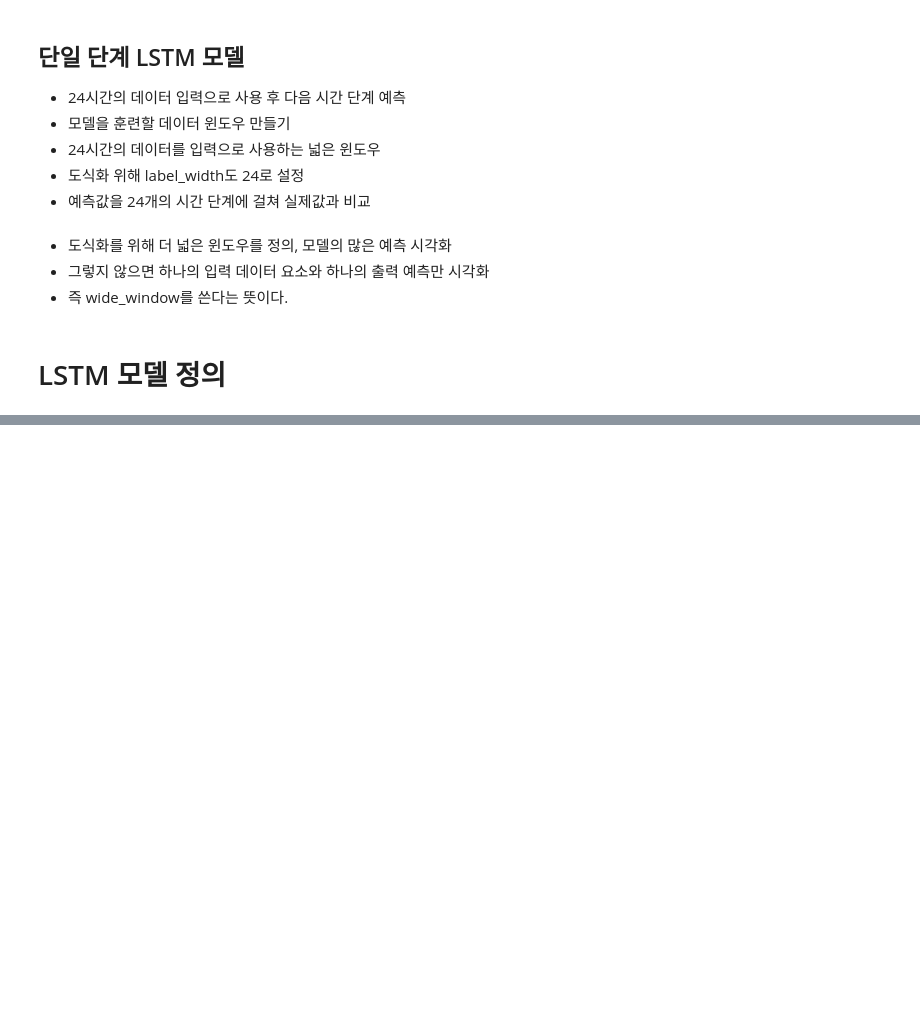
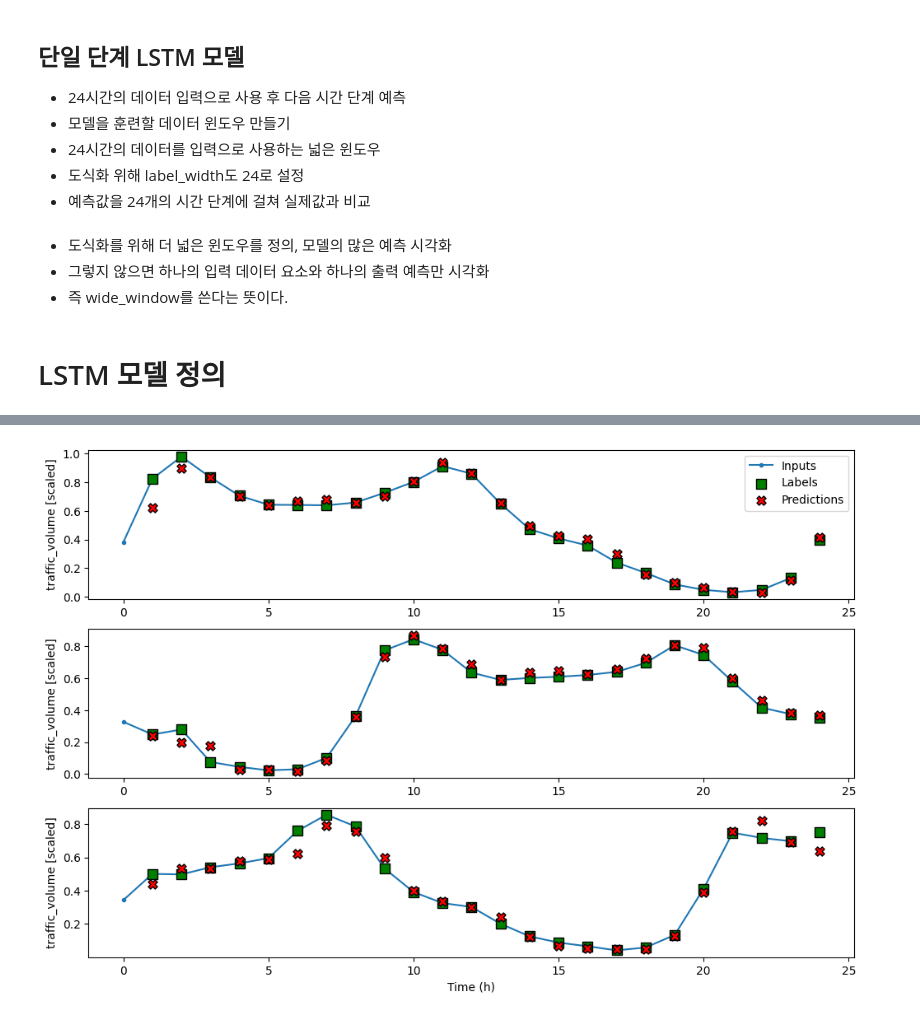
Before and after one commit to shs1018/iM_DiGital_Banker_academy, a Jupyter notebook: Classes/pilsa_LSTM.ipynb, the cells around one changed output, grey strips where cells are left out. Saved outputs shown, nothing was run; the diff lists cells and outputs as text; code cells hidden in the pictures; blank space fills up the shorter version.

```diff
--- a/Classes/pilsa_LSTM.ipynb
+++ b/Classes/pilsa_LSTM.ipynb
@@ -189,0 +339,5 @@ lstm_mpdel =
+# %%
+# SIngle, Multi_Select 모델이랑 비교해보면서 코드 읽을 것.
+# 전체적으로 Single과 Multi_select를 섞은 듯한 느낌이 난다.
+mo_single_step_window = DataWindow(input_width = 1, label_width = 1,shift = 1, label_columns = ['temp', 'traffic_volume'])
+mo_wide_window = DataWindow(input_width = 24, label_width = 24, shift = 1, label_columns = ['temp', 'traffic_volume'])
@@ -189,0 +347,16 @@ lstm_mpdel =
+# %%
+# Multi-Out 모델은 2가지로 예측하므로 Dense에서 출력되는 값도 2가지,
+# 따라서 units 파라미터도 2로 설정해 주어야 한다.
+
+mo_lstm_model = Sequential([
+    LSTM(32, return_sequences=True),
+    Dense(units=2)
+])
+
+history = compile_and_fit(mo_lstm_model, mo_wide_window)
+
+mo_val_performance = {}
+mo_performance = {}
+
+mo_val_performance['LSTM'] = mo_lstm_model.evaluate(mo_wide_window.val)
+mo_performance['LSTM'] = mo_lstm_model.evaluate(mo_wide_window.test, verbose = 0)
@@ -189,0 +381,4 @@ lstm_mpdel =
+# %%
+mo_wide_window.plot(mo_lstm_model)
+# %% [output]
+[figure, added]
```
Also changed, not shown: parts of 21 cells of this notebook.
